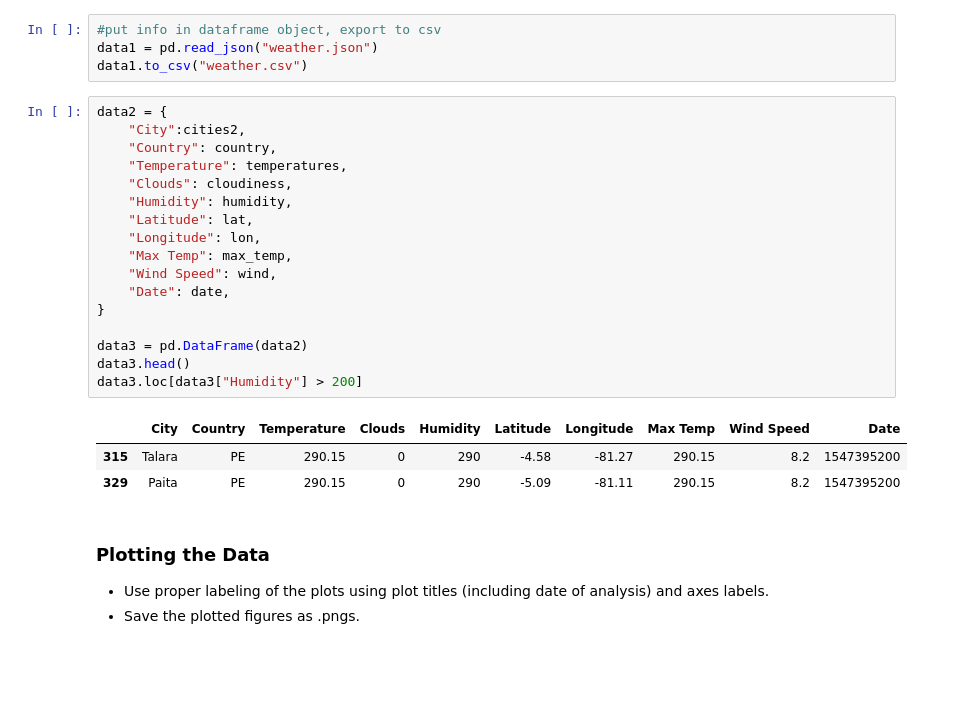
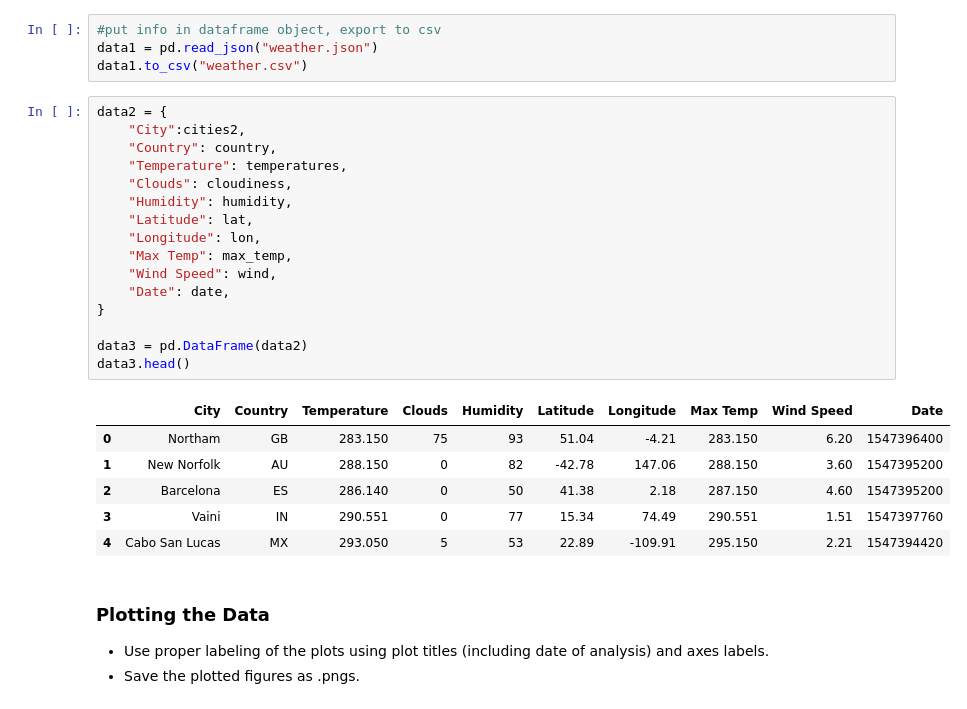
Before and after one commit to LoriHarris/Unicorn_Api, a Jupyter notebook: api_hw.ipynb, the cells around one changed output. Drawn from its saved outputs; the diff is of its cells as text; blank space fills up the shorter version.

```diff
--- a/api_hw.ipynb
+++ b/api_hw.ipynb
@@ -150,24 +150,26 @@ data1.to_csv("weather.csv")
 # %%
 data2 = {
     "City":cities2,
     "Country": country,
     "Temperature": temperatures,
     "Clouds": cloudiness,
     "Humidity": humidity,
     "Latitude": lat,
     "Longitude": lon,
     "Max Temp": max_temp,
     "Wind Speed": wind,
     "Date": date,
 }
 
 data3 = pd.DataFrame(data2)
 data3.head()
-data3.loc[data3["Humidity"] > 200]
 # %% [output]
 |  | City | Country | Temperature | Clouds | Humidity | Latitude | Longitude | Max Temp | Wind Speed | Date |
-| 315 | Talara | PE | 290.15 | 0 | 290 | -4.58 | -81.27 | 290.15 | 8.2 | 1547395200 |
-| 329 | Paita | PE | 290.15 | 0 | 290 | -5.09 | -81.11 | 290.15 | 8.2 | 1547395200 |
+| 0 | Northam | GB | 283.150 | 75 | 93 | 51.04 | -4.21 | 283.150 | 6.20 | 1547396400 |
+| 1 | New Norfolk | AU | 288.150 | 0 | 82 | -42.78 | 147.06 | 288.150 | 3.60 | 1547395200 |
+| 2 | Barcelona | ES | 286.140 | 0 | 50 | 41.38 | 2.18 | 287.150 | 4.60 | 1547395200 |
+| 3 | Vaini | IN | 290.551 | 0 | 77 | 15.34 | 74.49 | 290.551 | 1.51 | 1547397760 |
+| 4 | Cabo San Lucas | MX | 293.050 | 5 | 53 | 22.89 | -109.91 | 295.150 | 2.21 | 1547394420 |
 # %% [markdown]
 ### Plotting the Data
 * Use proper labeling of the plots using plot titles (including date of analysis) and axes labels.
```
Also changed, not shown: parts of 6 cells of this notebook, 8 other files.
